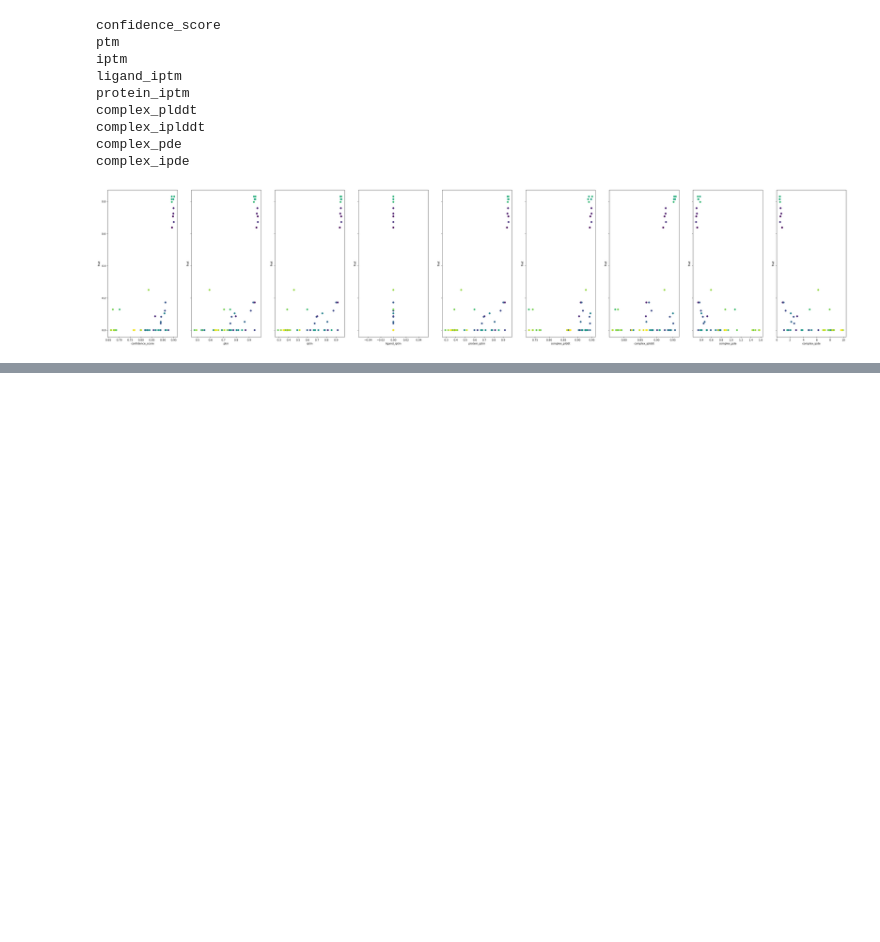
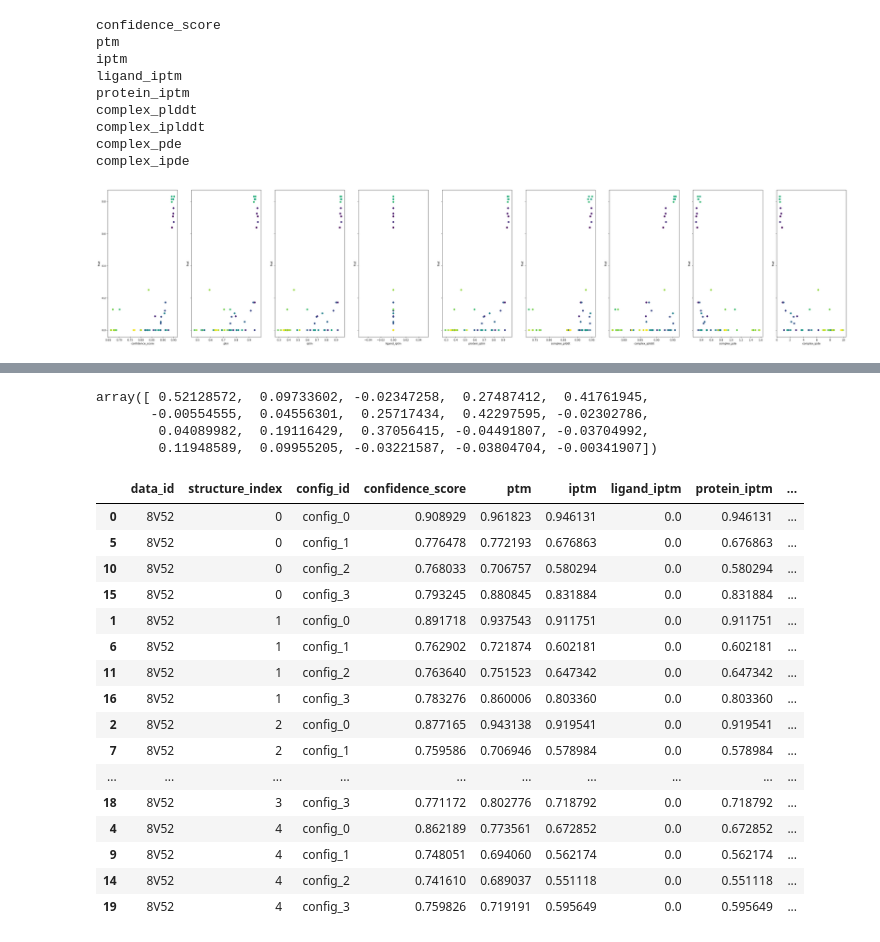
Before and after one commit to augustinharter/boltz-hackathon-template, a Jupyter notebook: Results_Evaluation.ipynb, the cells around one changed output, grey strips where cells are left out. Cells and saved outputs as stored; diff of their text form; code cells hidden in the pictures; blank space fills up the shorter version.

```diff
--- a/Results_Evaluation.ipynb
+++ b/Results_Evaluation.ipynb
@@ -122,6 +120,19 @@ complex_iplddt
 complex_pde
 complex_ipde
 [figure]
+# %%
+##########################
+# SAVE-LOAD using joblib #
+##########################
+
+
+# save
+joblib.dump(clf, "model.pkl")
+
+# load
+clf2 = joblib.load("model.pkl")
+
+clf2.predict(X[0:1])
 # %%
 from sklearn.linear_model import LinearRegression
 from sklearn.metrics import mean_squared_error
@@ -202,0 +221,23 @@ np.sum(np.round(Y_pred_capri).astype(int) == true_class_df["capri"]) / len(true_
+# %%
+data_id = "8V52"
+
+prediction_dirs = [
+    f"tmp_multi_config/predictions/boltz_results_{data_id}_config_{iX}/predictions/{data_id}_config_{iX}/" for iX in
+    range(4)]
+
+confidence_data = []
+for prediction_dir in prediction_dirs:
+    confidence_files = sorted(pathlib.Path(prediction_dir).glob(f"confidence_{data_id}_config_*_model_*.json"))
+    for file_path in confidence_files:
+        with open(file_path) as f:
+            confidence = json.load(f)
+
+        data_id = os.path.splitext(file_path.name)[0].split("_")[1]
+        config_id = "_".join(os.path.splitext(file_path.name)[0].split("_")[2:4])
+        structure_index = os.path.splitext(file_path.name)[0].split("_")[5]
+
+        cur_confidence_data = [confidence[key] for key in relevant_json_keys]
+        confidence_data.append([data_id, structure_index, config_id] + cur_confidence_data)
+
+confidence_data_new = pd.DataFrame(data=confidence_data, columns=["data_id", "structure_index", "config_id"] + relevant_json_keys)
+confidence_data_new = confidence_data_new.sort_values(by=["structure_index", "config_id"])
@@ -202,0 +274,27 @@ np.sum(np.round(Y_pred_capri).astype(int) == true_class_df["capri"]) / len(true_
+# %%
+Y_pred_new[:, 0]
+# %% [output]
+array([ 0.52128572,  0.09733602, -0.02347258,  0.27487412,  0.41761945,
+       -0.00554555,  0.04556301,  0.25717434,  0.42297595, -0.02302786,
+        0.04089982,  0.19116429,  0.37056415, -0.04491807, -0.03704992,
+        0.11948589,  0.09955205, -0.03221587, -0.03804704, -0.00341907])
+# %%
+confidence_data_new
+# %% [output]
+|  | data_id | structure_index | config_id | confidence_score | ptm | iptm | ligand_iptm | protein_iptm | ... |
+| 0 | 8V52 | 0 | config_0 | 0.908929 | 0.961823 | 0.946131 | 0.0 | 0.946131 | ... |
+| 5 | 8V52 | 0 | config_1 | 0.776478 | 0.772193 | 0.676863 | 0.0 | 0.676863 | ... |
+| 10 | 8V52 | 0 | config_2 | 0.768033 | 0.706757 | 0.580294 | 0.0 | 0.580294 | ... |
+| 15 | 8V52 | 0 | config_3 | 0.793245 | 0.880845 | 0.831884 | 0.0 | 0.831884 | ... |
+| 1 | 8V52 | 1 | config_0 | 0.891718 | 0.937543 | 0.911751 | 0.0 | 0.911751 | ... |
+| 6 | 8V52 | 1 | config_1 | 0.762902 | 0.721874 | 0.602181 | 0.0 | 0.602181 | ... |
+| 11 | 8V52 | 1 | config_2 | 0.763640 | 0.751523 | 0.647342 | 0.0 | 0.647342 | ... |
+| 16 | 8V52 | 1 | config_3 | 0.783276 | 0.860006 | 0.803360 | 0.0 | 0.803360 | ... |
+| 2 | 8V52 | 2 | config_0 | 0.877165 | 0.943138 | 0.919541 | 0.0 | 0.919541 | ... |
+| 7 | 8V52 | 2 | config_1 | 0.759586 | 0.706946 | 0.578984 | 0.0 | 0.578984 | ... |
+| ... | ... | ... | ... | ... | ... | ... | ... | ... | ... |
+| 18 | 8V52 | 3 | config_3 | 0.771172 | 0.802776 | 0.718792 | 0.0 | 0.718792 | ... |
+| 4 | 8V52 | 4 | config_0 | 0.862189 | 0.773561 | 0.672852 | 0.0 | 0.672852 | ... |
+| 9 | 8V52 | 4 | config_1 | 0.748051 | 0.694060 | 0.562174 | 0.0 | 0.562174 | ... |
+| 14 | 8V52 | 4 | config_2 | 0.741610 | 0.689037 | 0.551118 | 0.0 | 0.551118 | ... |
+| 19 | 8V52 | 4 | config_3 | 0.759826 | 0.719191 | 0.595649 | 0.0 | 0.595649 | ... |
```
Also changed, not shown: parts of 10 cells of this notebook, 6 other files.
